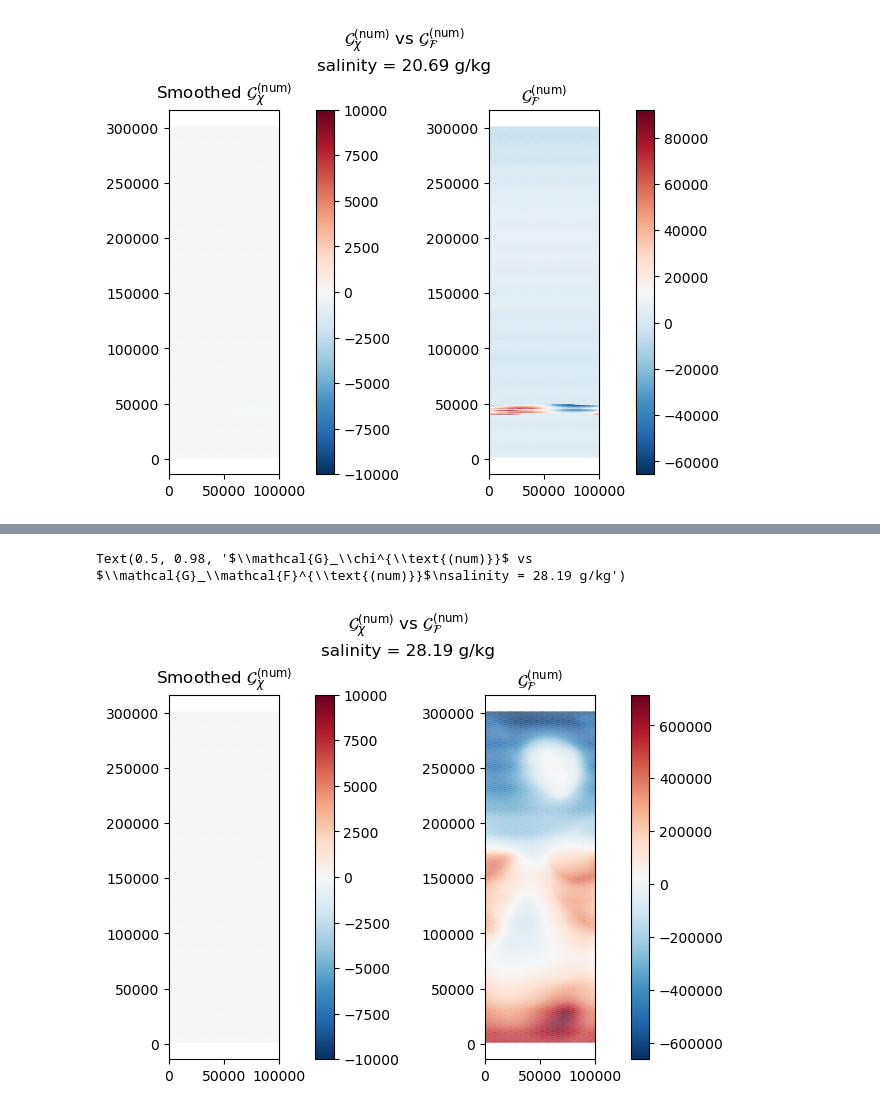
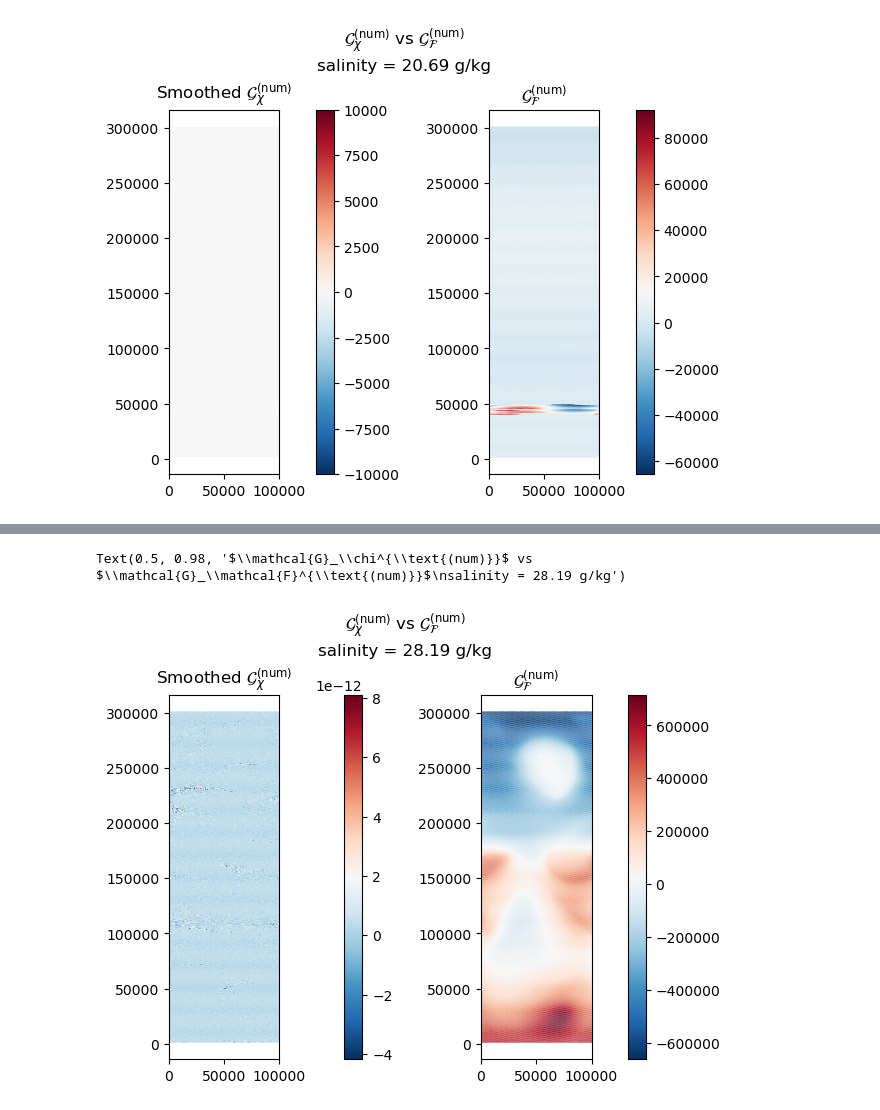
Before and after one commit to kailauyeda/WMT_DVD, a Jupyter notebook: bichan/analysis/spatial_smoothing.ipynb, the cells around one changed output, grey strips where cells are left out. Cells and saved outputs as stored; diff of their text form; code cells hidden in the pictures.

```diff
--- a/bichan/analysis/spatial_smoothing.ipynb
+++ b/bichan/analysis/spatial_smoothing.ipynb
@@ -984,23 +1024,23 @@ Text(0.5, 0.98, '$\\mathcal{G}_\\chi^{\\text{(num)}}$ vs $\\mathcal{G}_\\mathcal
 # %%
 fig,ax = plt.subplots(nrows=1, ncols =2, constrained_layout=True)
 
 salinity_idx = 30
 vmax_val = 1e4
 vmin_val = -vmax_val
-time_idx = 144
+time_idx = 100
 
-a = mosaic.polypcolor(ax[0], descriptor, G_smoothed_chi_num.G_chi_num.sum(dim='salinity').mean(dim='Time'),vmin= vmin_val, vmax = vmax_val, cmap = 'RdBu_r')
+a = mosaic.polypcolor(ax[0], descriptor, G_smoothed_chi_num.G_chi_num.sum(dim='salinity').mean(dim='Time'), cmap = 'RdBu_r')
 b = mosaic.polypcolor(ax[1], descriptor, budget_ds.G_F_num.sum(dim='salinity').mean(dim='Time'), cmap = 'RdBu_r')
 ax[0].set_aspect(1.0)
 ax[1].set_aspect(1.0)
 
 ax[0].set_title(r'Smoothed $\mathcal{G}_\chi^{\text{(num)}}$')
 ax[1].set_title(r'$\mathcal{G}_\mathcal{F}^{\text{(num)}}$')
 
 fig.colorbar(a, ax=ax[0])
 fig.colorbar(b, ax=ax[1])
 fig.suptitle(r'$\mathcal{G}_\chi^{\text{(num)}}$ vs $\mathcal{G}_\mathcal{F}^{\text{(num)}}$' + '\n' + f'salinity = {np.round(budget_ds.salinity[salinity_idx].values, 2)} g/kg')
 # %% [output]
 Text(0.5, 0.98, '$\\mathcal{G}_\\chi^{\\text{(num)}}$ vs $\\mathcal{G}_\\mathcal{F}^{\\text{(num)}}$\nsalinity = 28.19 g/kg')
-[figure, old version]
+[figure, new version]
 # %%
```
Also changed, not shown: parts of 7 cells of this notebook.
